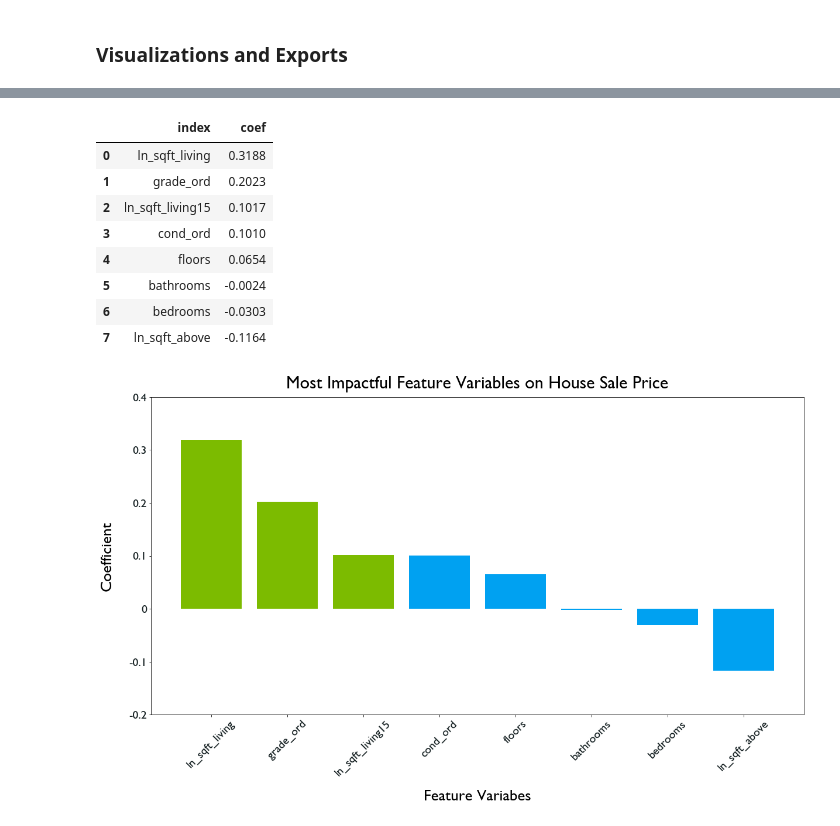
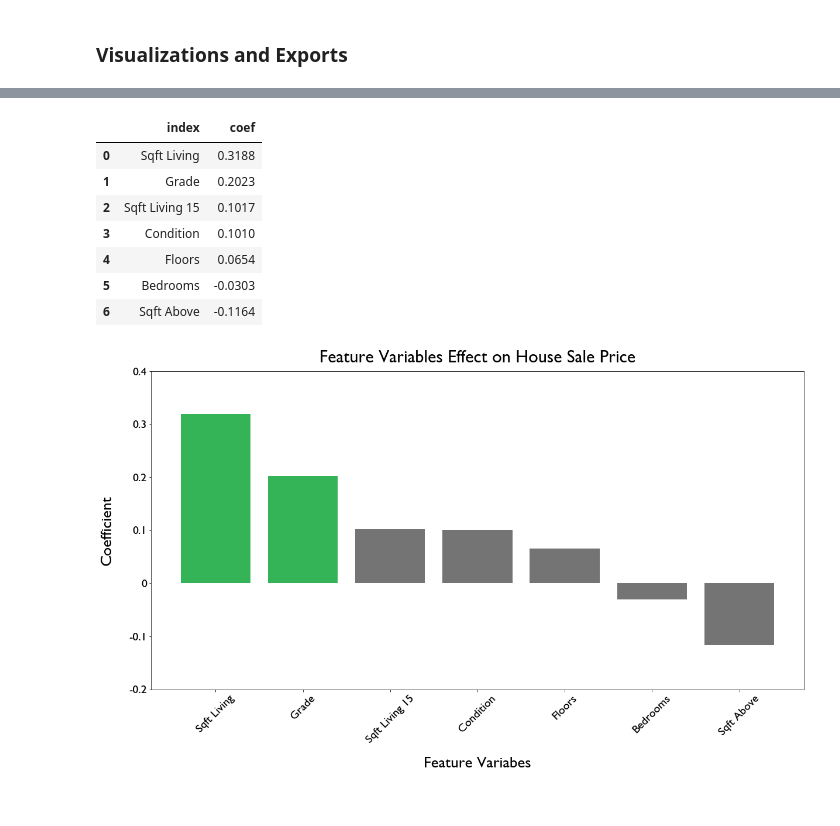
Before and after one commit to dermothethird/King_County_Housing_Project, a Jupyter notebook: Final Model Construction.ipynb, the cells around one changed output, grey strips where cells are left out. Drawn from its saved outputs; the diff is of its cells as text; code cells hidden in the pictures.

Commit message:
added more visuals

```diff
--- a/Final Model Construction.ipynb
+++ b/Final Model Construction.ipynb
@@ -839,41 +887,40 @@ plt.plot(x, m*x+b0);
 # %%
-coef_df = pd.DataFrame({'coef': {'ln_sqft_above': -0.1164, 'bedrooms': -0.0303, 'bathrooms': -0.0024,
-                        'ln_sqft_living': 0.3188, 'grade_ord': 0.2023, 'ln_sqft_living15': 0.1017,
-                        'cond_ord': 0.1010, 'floors': 0.0654}})
+coef_df = pd.DataFrame({'coef': {'Sqft Above': -0.1164, 'Bedrooms': -0.0303,
+                        'Sqft Living': 0.3188, 'Grade': 0.2023, 'Sqft Living 15': 0.1017,
+                        'Condition': 0.1010, 'Floors': 0.0654}})
 coef_sorted_df = coef_df.sort_values(by='coef', ascending=False).reset_index()
 coef_sorted_df
 # %% [output]
 |  | index | coef |
-| 0 | ln_sqft_living | 0.3188 |
-| 1 | grade_ord | 0.2023 |
-| 2 | ln_sqft_living15 | 0.1017 |
-| 3 | cond_ord | 0.1010 |
-| 4 | floors | 0.0654 |
-| 5 | bathrooms | -0.0024 |
-| 6 | bedrooms | -0.0303 |
-| 7 | ln_sqft_above | -0.1164 |
+| 0 | Sqft Living | 0.3188 |
+| 1 | Grade | 0.2023 |
+| 2 | Sqft Living 15 | 0.1017 |
+| 3 | Condition | 0.1010 |
+| 4 | Floors | 0.0654 |
+| 5 | Bedrooms | -0.0303 |
+| 6 | Sqft Above | -0.1164 |
 # %%
 #vizualize model for coefficients
 
 # Create variables for chart
 coef_x = coef_sorted_df['index']
 coef_y = coef_sorted_df['coef']
 y_ticks = [-.2, -.1, 0, .1, .2, .3, .4]
-c = ['#34b456', '#34b456', '#34b456', '#747474', '#747474', '#747474', '#747474', '#747474']
+c = ['#34b456', '#34b456', '#747474', '#747474', '#747474', '#747474', '#747474']
 # Change font family
 plt.rcParams.update({'font.family':'Gill Sans'})
 
 # Create bar chart
 fig, ax = plt.subplots(figsize = (20,10))
 
 bars = ax.bar(coef_x, coef_y, color=c)
-ax.set_xlabel('Feature Variabes', fontsize=27, labelpad=20)
-ax.set_ylabel('Coefficient', fontsize=27, labelpad=25)
-ax.set_title('Most Impactful Feature Variables on House Sale Price', fontsize=30, pad=15)
+ax.set_xlabel('Feature Variabes', fontsize=27, labelpad=20) #color='white'
+ax.set_ylabel('Coefficient', fontsize=27, labelpad=25) #color='white'
+ax.set_title('Feature Variables Effect on House Sale Price', fontsize=30, pad=15) #color='white'
 ax.set_ylim(-.2, .4, 1)
 ax.set_yticks(y_ticks)
-ax.set_yticklabels(y_ticks, fontsize=20, color='#152022')
+ax.set_yticklabels(y_ticks, fontsize=20) #color='white'
 ax.set_xticks(coef_x)
-ax.set_xticklabels(coef_x, fontsize=20, rotation=45, color='#152022');
+ax.set_xticklabels(coef_x, fontsize=20, rotation=45); #color='white'
 # %% [output]
-[figure, old version]
+[figure, new version]
```
Also changed, not shown: parts of 28 cells of this notebook.
